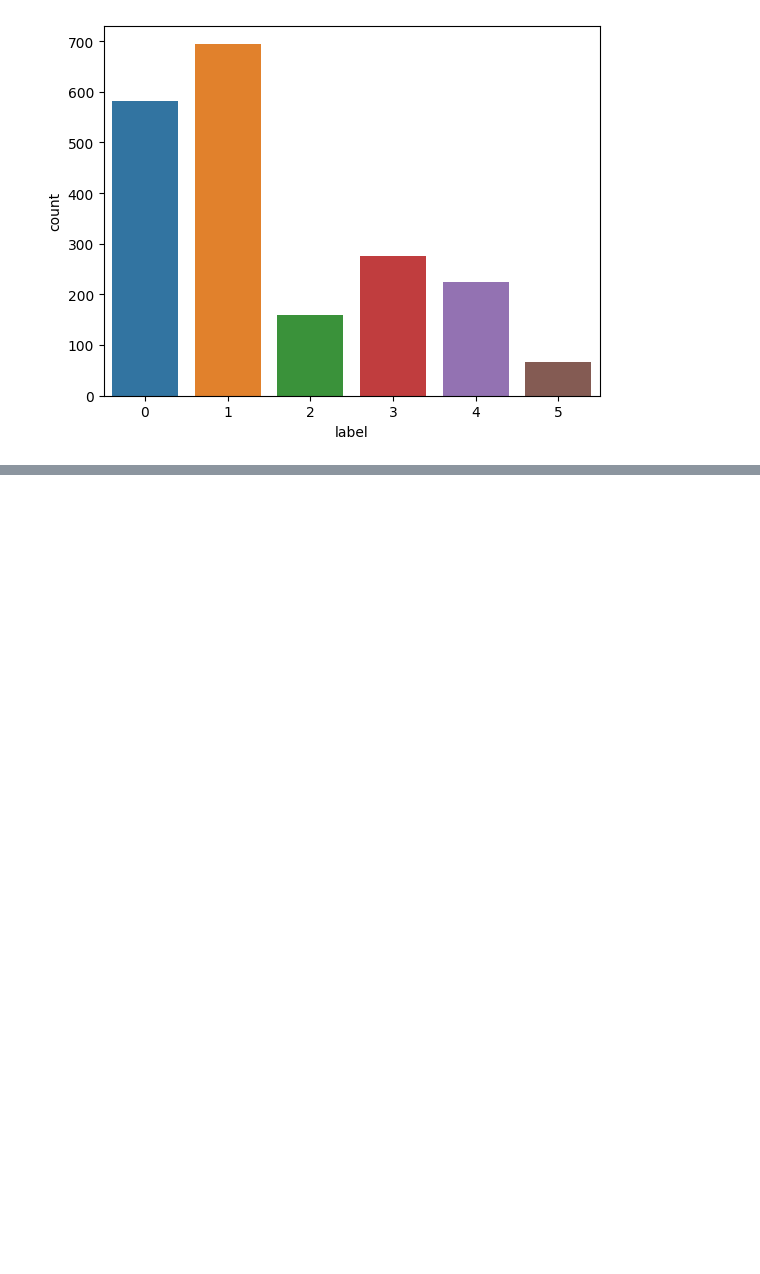
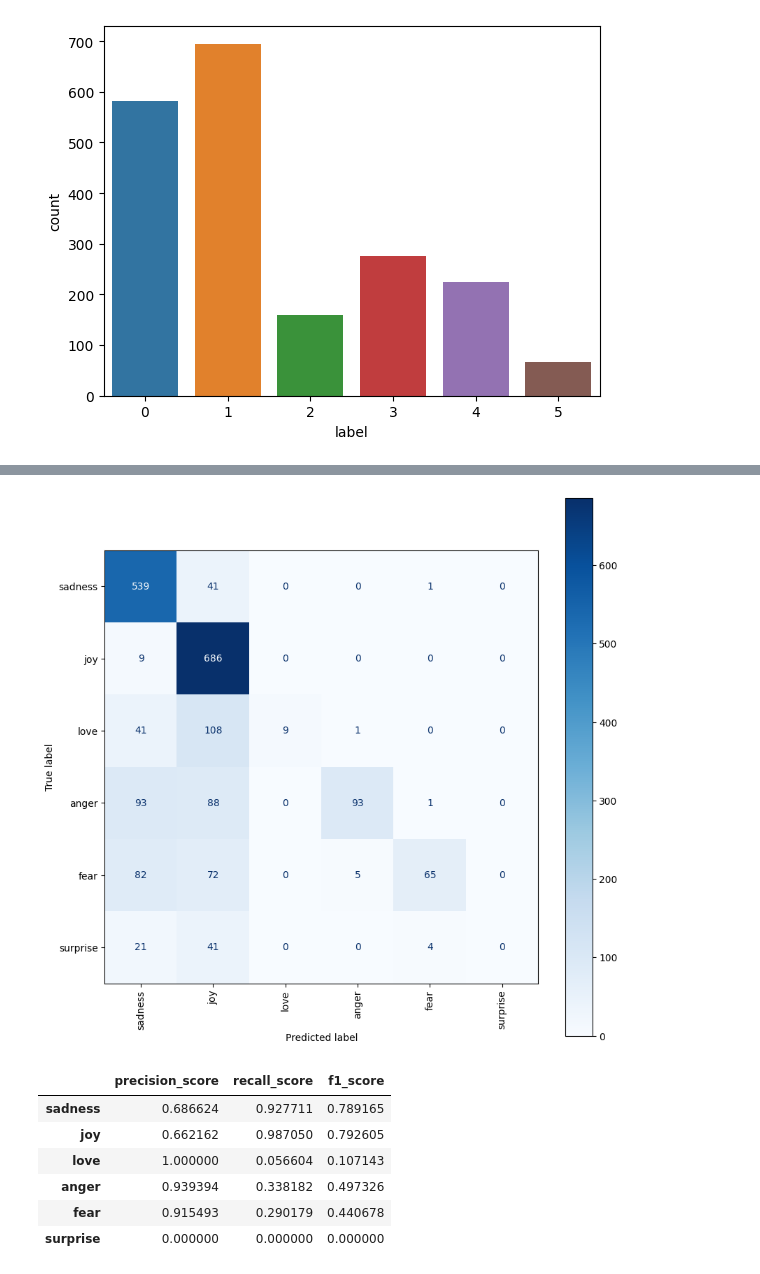
Before and after one commit to 112523chen/Project_SA_CTP, a Jupyter notebook: research.ipynb, the cells around one changed output, grey strips where cells are left out. Drawn from its saved outputs; the diff is of its cells as text; code cells hidden in the pictures; blank space fills up the shorter version.

```diff
--- a/research.ipynb
+++ b/research.ipynb
@@ -194,3 +194,62 @@ display(pd.DataFrame(metrics_df, index=['sadness','joy','love','anger','fear','s
 | anger | 0.844340 | 0.650909 | 0.735113 |
 | fear | 0.800000 | 0.607143 | 0.690355 |
 | surprise | 0.428571 | 0.045455 | 0.082192 |
+# %%
+#Bag of Words Model with Lemmatization #automobile => car truck => car #! DID NOT IMPROVE
+
+def clean_tweets(tweet):
+    tweet = tweet.lower()
+    tweet = re.sub(r'[^\w\s]', '', tweet)
+    words = word_tokenize(tweet)
+    tweet = " ".join([word for word in words if word not in stopwords.words('english') ])
+    words = word_tokenize(tweet)
+    lem = WordNetLemmatizer()
+    tweet = " ".join([ lem.lemmatize(word) for word in words])
+    return tweet
+
+train_df['cleaned_text_lem'] = train_df['text'].apply(clean_tweets)
+test_df['cleaned_text_lem'] = test_df['text'].apply(clean_tweets)
+
+#split features and label
+X_train = train_df['cleaned_text_lem']
+y_train = train_df['label']
+
+X_test = test_df['cleaned_text_lem']
+y_test = test_df['label']
+
+#Fit and Transform
+X_temp = pd.concat([X_train,X_test])
+vectorizer = TfidfVectorizer()
+vectorizer.fit(X_temp)
+
+X_train = vectorizer.transform(X_train)
+X_test = vectorizer.transform(X_test)
+
+#Create model and predict
+model = MultinomialNB()
+model.fit(X_train, y_train)
+y_pred = model.predict(X_test)
+
+#Create confusion matrix for Tfid model
+fig, ax = plt.subplots(figsize=(10, 10))
+plot_confusion_matrix(model, X_test, y_test, display_labels=['sadness','joy','love','anger','fear','surprise'], cmap=plt.cm.Blues, ax=ax)
+plt.xticks(rotation=90)
+plt.show()
+
+#display metrics
+metrics_df = {
+    'precision_score' : precision_score(y_test, y_pred, average=None),
+    'recall_score' : recall_score(y_test, y_pred, average=None),
+    'f1_score' : f1_score(y_test, y_pred, average=None)
+}
+
+display(pd.DataFrame(metrics_df, index=['sadness','joy','love','anger','fear','surprise']))
+# %% [output]
+[figure, added]
+|  | precision_score | recall_score | f1_score |
+| sadness | 0.686624 | 0.927711 | 0.789165 |
+| joy | 0.662162 | 0.987050 | 0.792605 |
+| love | 1.000000 | 0.056604 | 0.107143 |
+| anger | 0.939394 | 0.338182 | 0.497326 |
+| fear | 0.915493 | 0.290179 | 0.440678 |
+| surprise | 0.000000 | 0.000000 | 0.000000 |
```
Also changed, not shown: parts of 3 cells of this notebook.
